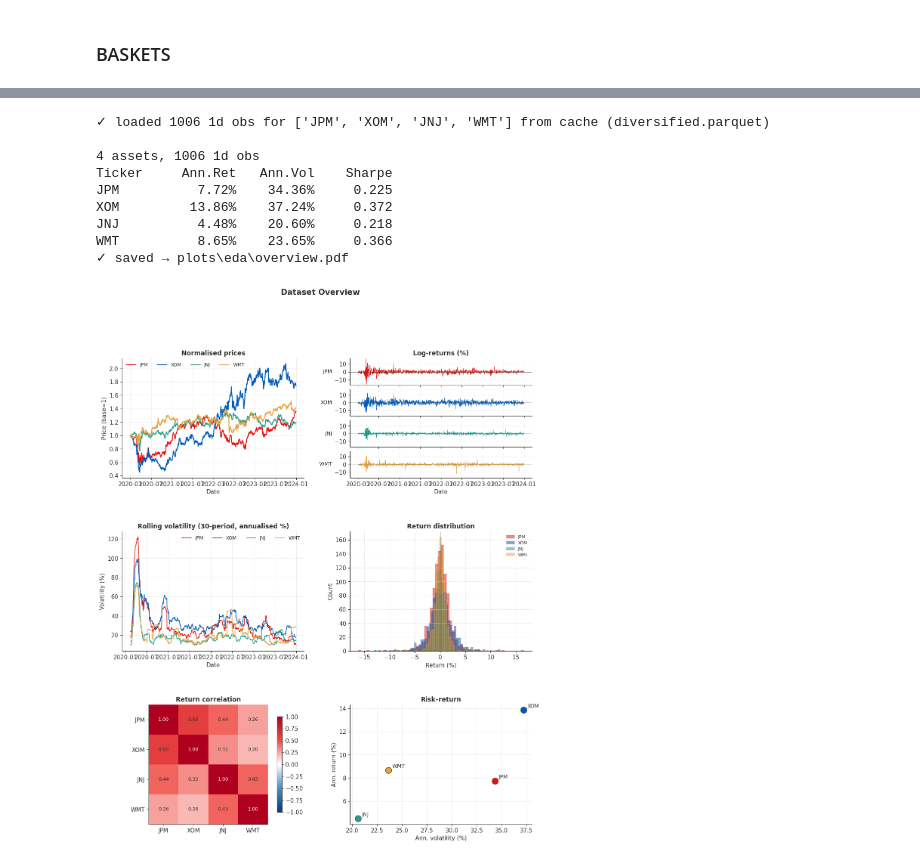
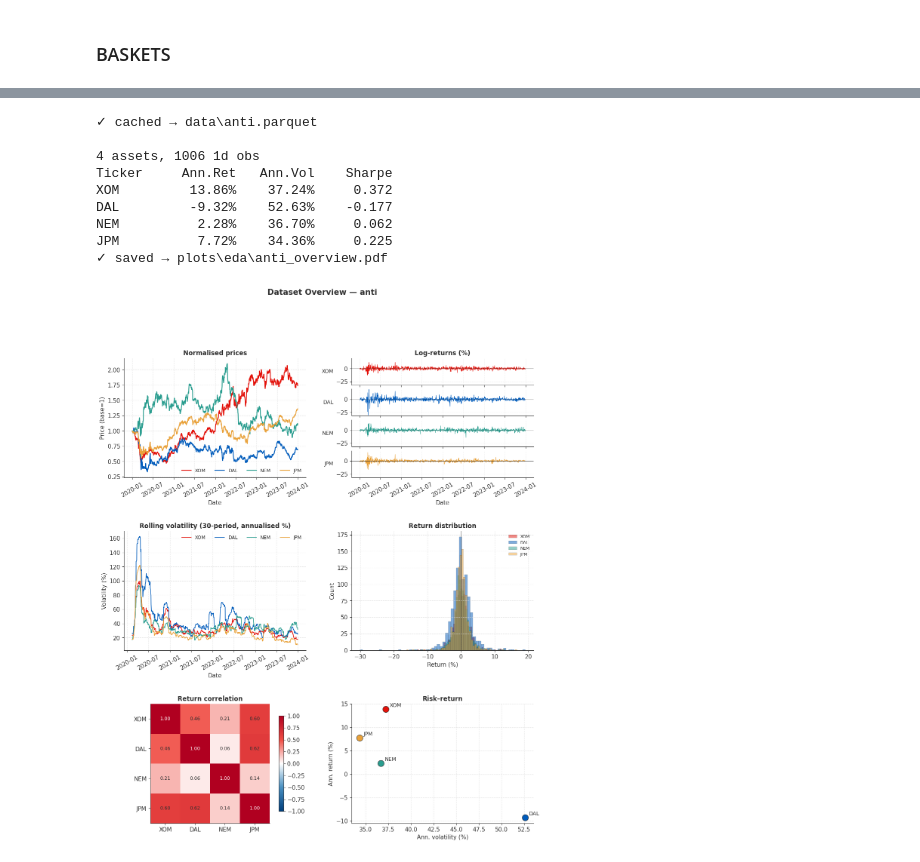
Before and after one commit to egil10/fys5419, a Jupyter notebook: project2/code/notebooks/snp.ipynb, the cells around one changed output, grey strips where cells are left out. Saved outputs shown, nothing was run; the diff lists cells and outputs as text; code cells hidden in the pictures.

```diff
--- a/project2/code/notebooks/snp.ipynb
+++ b/project2/code/notebooks/snp.ipynb
@@ -116,16 +113,16 @@ NVDA        53.03%    53.88%     0.984
 # %%
 # single basket — first run fetches + caches, later runs load from disk
-snp = SNP(get("diversified"), "2020-01-01", "2023-12-31").cached_fetch(name="diversified")
+snp = SNP(get("anti"), "2020-01-01", "2023-12-31").cached_fetch(name="anti")
 snp.summary()
-snp.plot(save=True)
+snp.plot(save=True, name="anti")
 # %% [output]
-✓ loaded 1006 1d obs for ['JPM', 'XOM', 'JNJ', 'WMT'] from cache (diversified.parquet)
+✓ cached → data\anti.parquet
 
 4 assets, 1006 1d obs
 Ticker     Ann.Ret   Ann.Vol    Sharpe
+XOM         13.86%    37.24%     0.372
+DAL         -9.32%    52.63%    -0.177
+NEM          2.28%    36.70%     0.062
 JPM          7.72%    34.36%     0.225
-XOM         13.86%    37.24%     0.372
-JNJ          4.48%    20.60%     0.218
-WMT          8.65%    23.65%     0.366
-✓ saved → plots\eda\overview.pdf
+✓ saved → plots\eda\anti_overview.pdf
-[figure, old version]
+[figure, new version]
```
Also changed, not shown: parts of 4 cells of this notebook, 10 other files.
